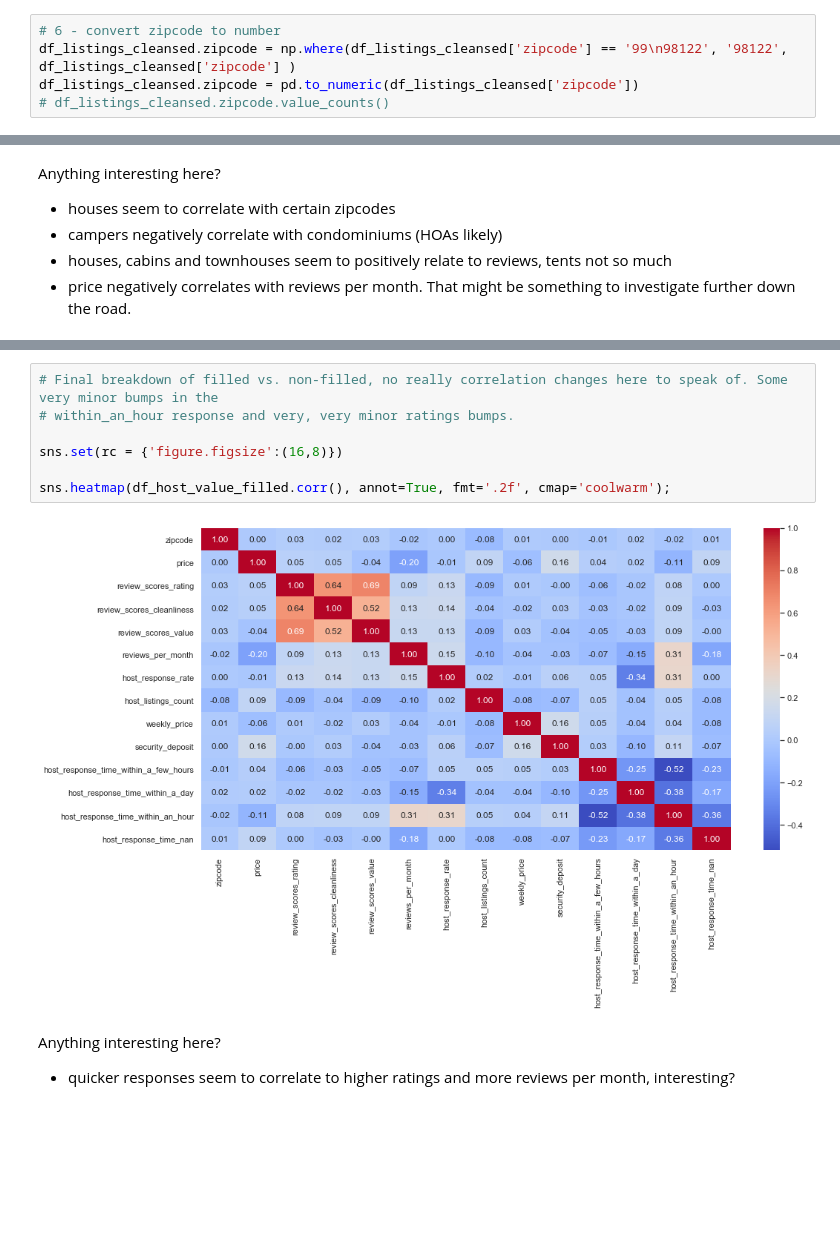
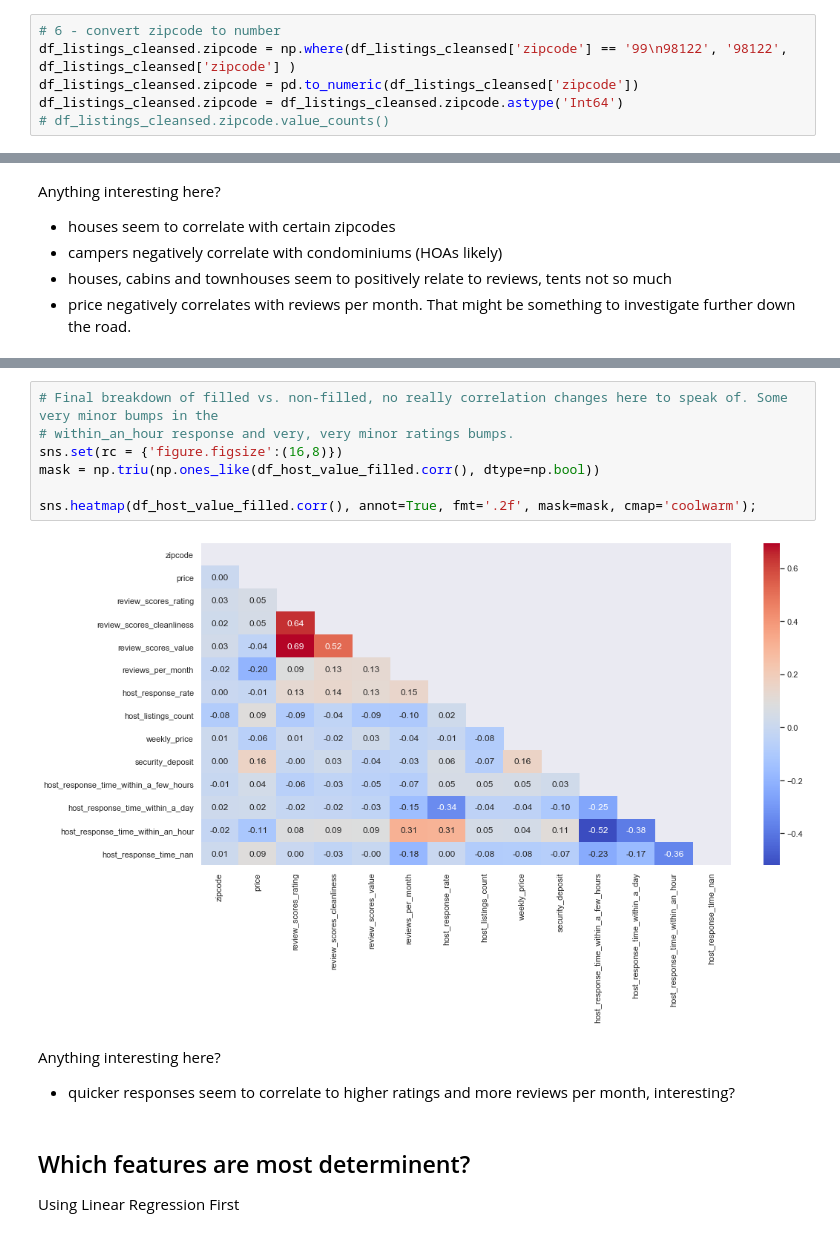
Before and after one commit to cherrde/data-scientist-project-1, a Jupyter notebook: data-scientist-project-1.ipynb, the cells around one changed output, grey strips where cells are left out. Drawn from its saved outputs; the diff is of its cells as text; blank space fills up the shorter version.

```diff
--- a/data-scientist-project-1.ipynb
+++ b/data-scientist-project-1.ipynb
@@ -301,6 +303,7 @@ df_listings_cleansed.host_response_rate = df_listings_cleansed['host_response_ra
 # 6 - convert zipcode to number
 df_listings_cleansed.zipcode = np.where(df_listings_cleansed['zipcode'] == '99\n98122', '98122', df_listings_cleansed['zipcode'] )
 df_listings_cleansed.zipcode = pd.to_numeric(df_listings_cleansed['zipcode'])
+df_listings_cleansed.zipcode = df_listings_cleansed.zipcode.astype('Int64')
 # df_listings_cleansed.zipcode.value_counts()
 # %%
 # 7 - convert price, extra_people to currency/number
@@ -519,15 +527,19 @@ sns.heatmap(df_host_value.corr(), annot=True, fmt='.2f', cmap='coolwarm');
 # %%
 # Final breakdown of filled vs. non-filled, no really correlation changes here to speak of. Some very minor bumps in the
 # within_an_hour response and very, very minor ratings bumps.
+sns.set(rc = {'figure.figsize':(16,8)})
+mask = np.triu(np.ones_like(df_host_value_filled.corr(), dtype=np.bool))
 
-sns.set(rc = {'figure.figsize':(16,8)})
-
-sns.heatmap(df_host_value_filled.corr(), annot=True, fmt='.2f', cmap='coolwarm');
+sns.heatmap(df_host_value_filled.corr(), annot=True, fmt='.2f', mask=mask, cmap='coolwarm');
 # %% [output]
-[figure, old version]
+[figure, new version]
 # %% [markdown]
 Anything interesting here?
 - quicker responses seem to correlate to higher ratings and more reviews per month, interesting?
+# %% [markdown]
+## Which features are most determinent?
+
+Using Linear Regression First
 # %%
 # We'll used the filled to run a model against prices, since is limited difference and this will preserve the rest of the
 # data we do have (given our limited number of Seattle records)
```
Also changed, not shown: parts of 29 cells of this notebook.
